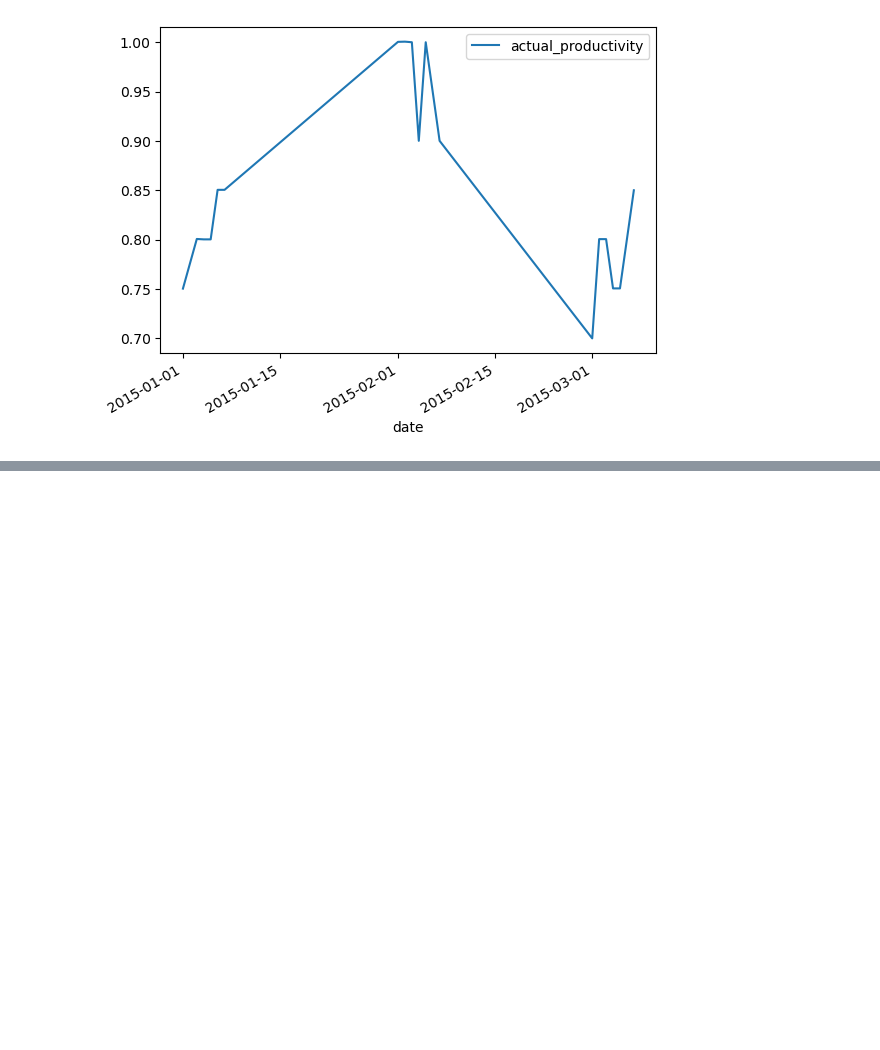
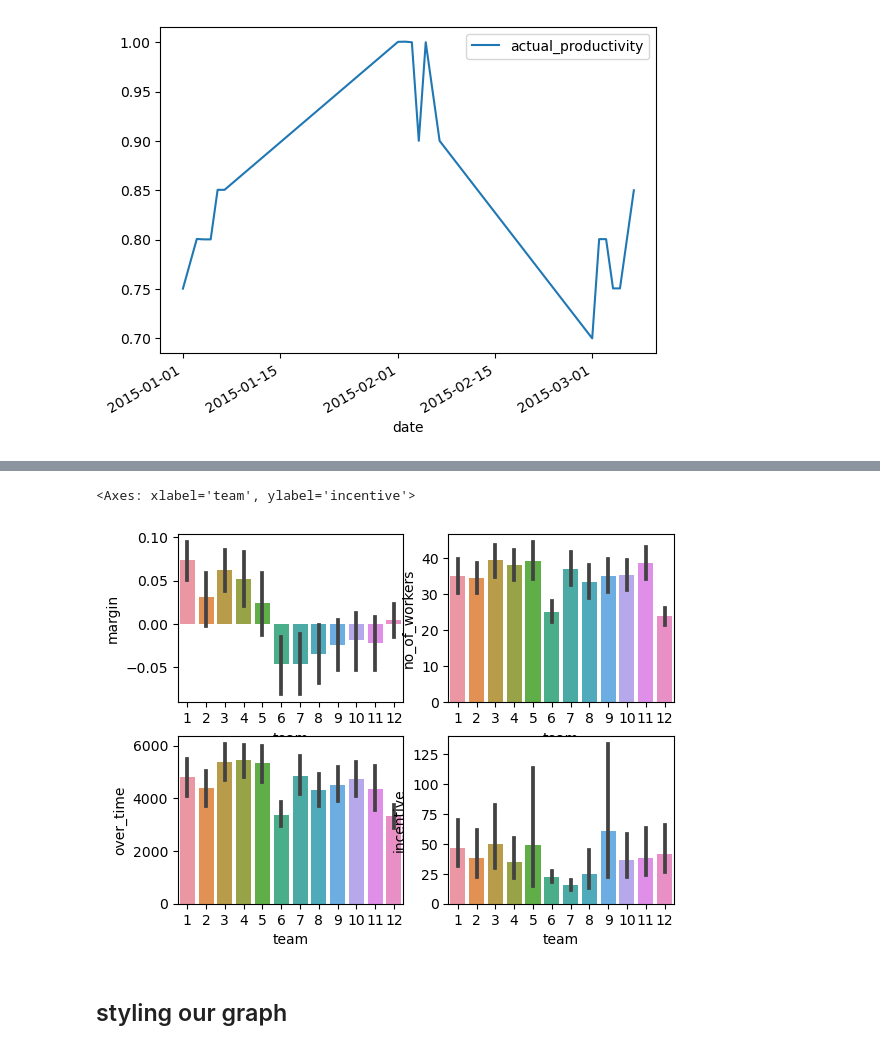
Before and after one commit to krnwnaji/learning_python, a Jupyter notebook: app-data-analytic-bootcamp.ipynb, the cells around one changed output, grey strips where cells are left out. Saved outputs shown, nothing was run; the diff lists cells and outputs as text; code cells hidden in the pictures; blank space fills up the shorter version.

```diff
--- a/app-data-analytic-bootcamp.ipynb
+++ b/app-data-analytic-bootcamp.ipynb
@@ -183,0 +204,4 @@ df2.plot(x='date', y='actual_productivity')
+# %%
+# to create calculation
+df['margin'] = df['actual_productivity'] - df['targeted_productivity']
+df.head()
@@ -183,0 +215,17 @@ df2.plot(x='date', y='actual_productivity')
+# %%
+# productivity --> ax[0,0]
+# mappower --> ax[0,1]
+# overtime --> ax[1,0]
+# incentive --> ax[1,1]
+
+fig, ax =plt.subplots(2,2) # to create a subplot
+
+sns.barplot(data=df, x='team', y='margin',ax=ax[0,0])
+sns.barplot(data=df, x='team', y='no_of_workers',ax=ax[0,1])
+sns.barplot(data=df, x='team', y='over_time',ax=ax[1,0])
+sns.barplot(data=df, x='team', y='incentive',ax=ax[1,1])
+# %% [output]
+<Axes: xlabel='team', ylabel='incentive'>
+[figure, added]
+# %% [markdown]
+## styling our graph
```
Also changed, not shown: parts of 7 cells of this notebook.
